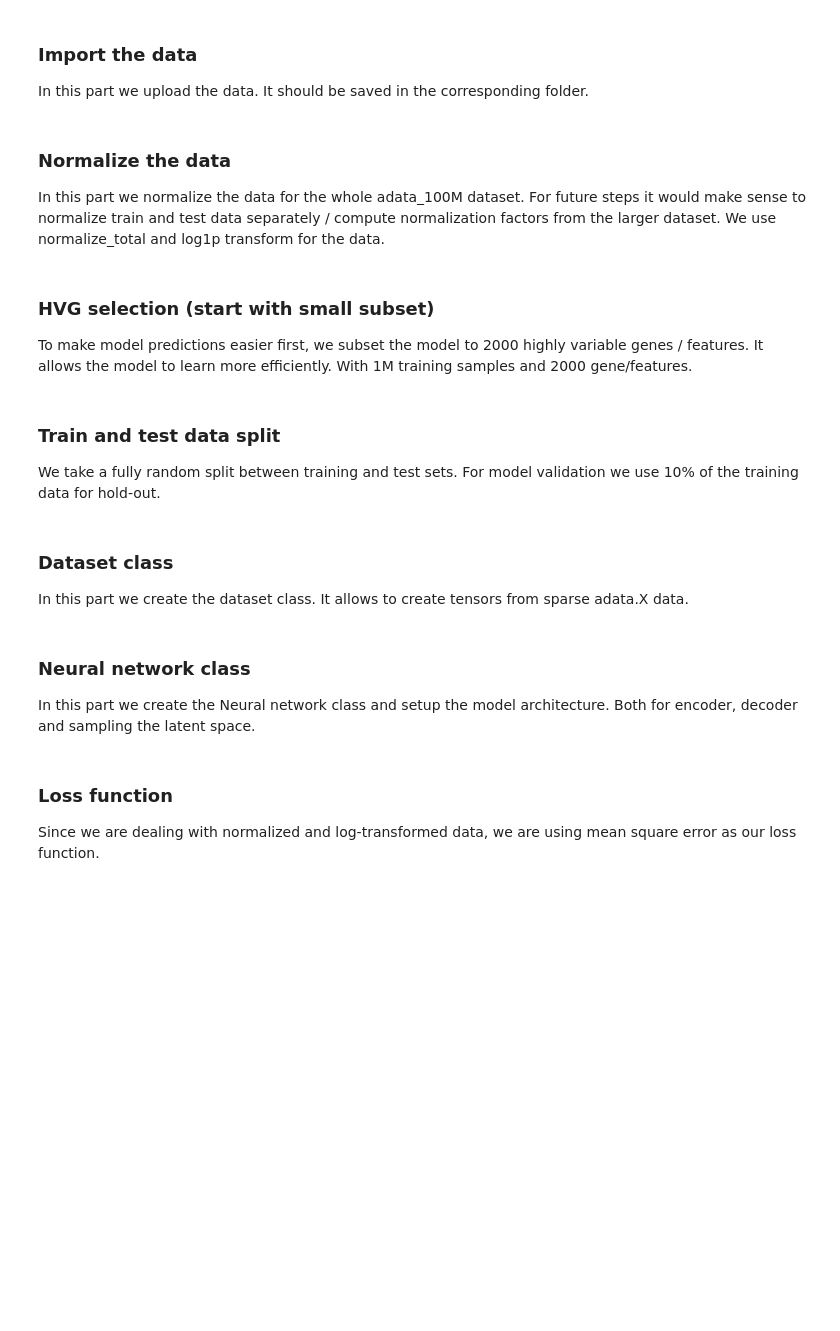
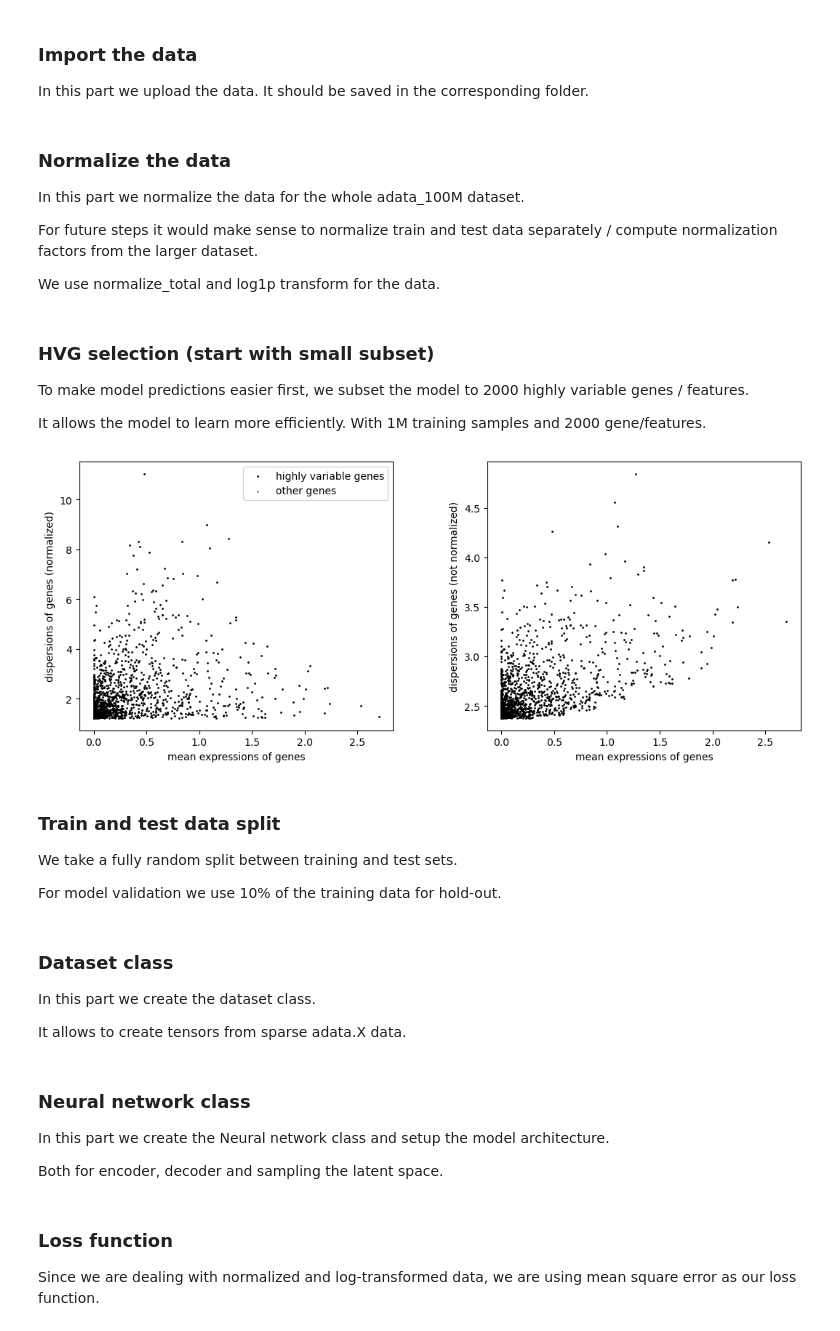
Before and after one commit to AatroxChen77/tahoe-100m, a Jupyter notebook: notebooks/model_dev.ipynb, the cells around one changed output. Cells and saved outputs as stored; diff of their text form; code cells hidden in the pictures; blank space fills up the shorter version.

```diff
--- a/notebooks/model_dev.ipynb
+++ b/notebooks/model_dev.ipynb
@@ -3,7 +3,6 @@
 
 Import the standard and Py-Torch related libraries.
 # %%
-
 # standard libraries
 import numpy as np
 import pandas as pd
@@ -23,6 +22,7 @@ import numpy as np
 
 # Visualize latent space
 import matplotlib.pyplot as plt
+plt.style.use('default')  # 或 'seaborn-whitegrid'
 
 # standard libraries
 import os
@@ -52,13 +52,16 @@ os.makedirs(checkpoint_dir, exist_ok=True)
 
 In this part we upload the data. It should be saved in the corresponding folder.
 # %%
-
 # uploading the dataset
-adata_100m=sc.read_h5ad("/home/ubuntu/anatoly-tahoe-100-texas/data/tahoe-100m_5M.h5ad")
+adata_100m=sc.read_h5ad("../data/tahoe-100m_5M.h5ad")
 # %% [markdown]
 ### Normalize the data
 
-In this part we normalize the data for the whole adata_100M dataset. For future steps it would make sense to normalize train and test data separately / compute normalization factors from the larger dataset. We use normalize_total and log1p transform for the data.
+In this part we normalize the data for the whole adata_100M dataset.
+
+For future steps it would make sense to normalize train and test data separately / compute normalization factors from the larger dataset.
+
+We use normalize_total and log1p transform for the data.
 # %%
 
 # Normalize each cell to 10,000 counts (CPM-like)
@@ -69,5 +72,7 @@ sc.pp.log1p(adata_100m)
 # %% [markdown]
 ### HVG selection (start with small subset)
 
-To make model predictions easier first, we subset the model to 2000 highly variable genes / features. It allows the model to learn more efficiently. With 1M training samples and 2000 gene/features.
+To make model predictions easier first, we subset the model to 2000 highly variable genes / features.
+
+It allows the model to learn more efficiently. With 1M training samples and 2000 gene/features.
 # %%
@@ -75,7 +79,13 @@ To make model predictions easier first, we subset the model to 2000 highly varia
 # Step 2: Identify highly variable genes
 sc.pp.highly_variable_genes(adata_100m, n_top_genes=2000, subset=True, flavor="seurat")
+# %%
+sc.pl.highly_variable_genes(adata_100m)
+# %% [output]
+[figure, added]
 # %% [markdown]
 ### Train and test data split
 
-We take a fully random split between training and test sets. For model validation we use 10% of the training data for hold-out.
+We take a fully random split between training and test sets.
+
+For model validation we use 10% of the training data for hold-out.
 # %%
@@ -89,7 +98,9 @@ adata_test = adata_100m[test_idx].copy()
 # %% [markdown]
 ### Dataset class
 
-In this part we create the dataset class. It allows to create tensors from sparse adata.X data.
+In this part we create the dataset class.
+
+It allows to create tensors from sparse adata.X data.
 # %%
 
 class AdataCVAEWrapper(Dataset):
@@ -114,7 +125,9 @@ class AdataCVAEWrapper(Dataset):
 # %% [markdown]
 ### Neural network class
 
-In this part we create the Neural network class and setup the model architecture. Both for encoder, decoder and sampling the latent space.
+In this part we create the Neural network class and setup the model architecture.
+
+Both for encoder, decoder and sampling the latent space.
 # %%
 class CVAE(nn.Module):
     def __init__(self, input_dim, cond_dim, latent_dim=20):
```
Also changed, not shown: parts of 14 cells of this notebook, 11 other files.
